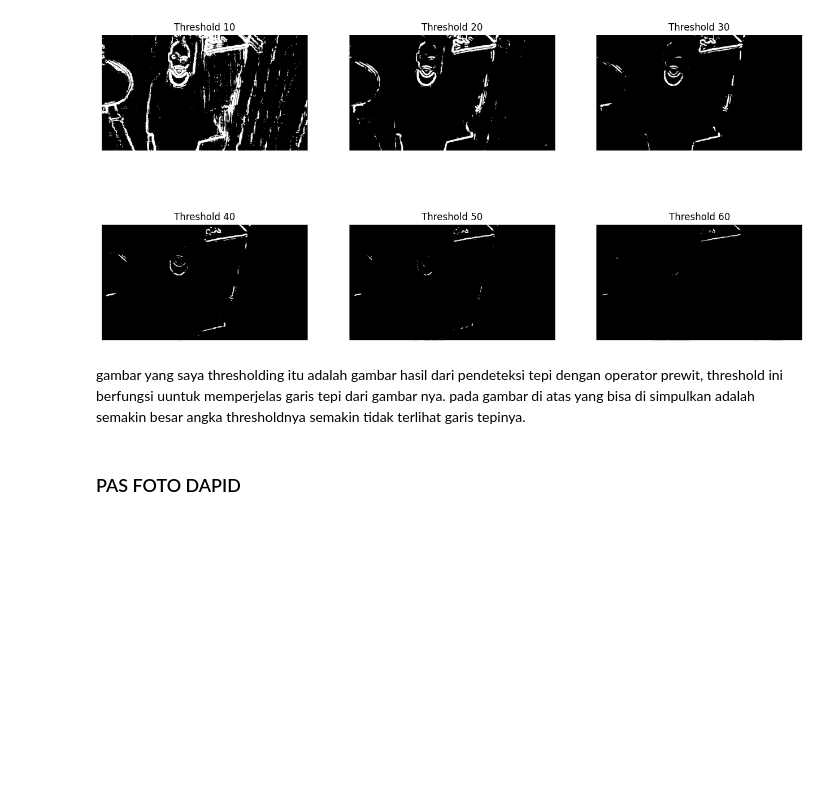
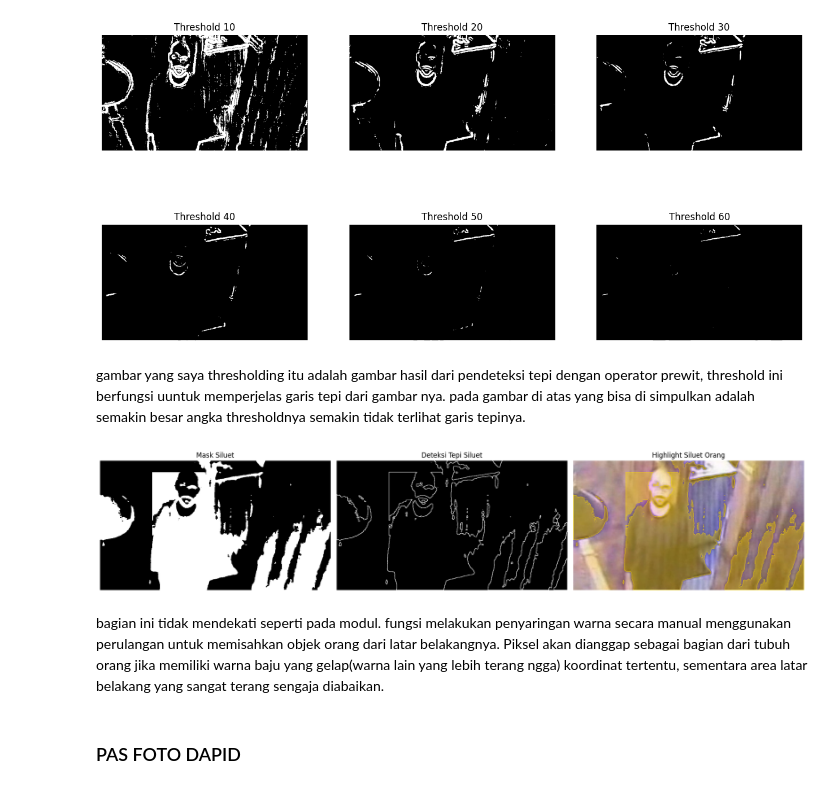
Before and after one commit to praktikum-pcd-2026/jurnal-modul-3-alp-liruakhaslana, a Jupyter notebook: JurnalFix_F1D02410001.ipynb, the cells around one changed output. Drawn from its saved outputs; the diff is of its cells as text; code cells hidden in the pictures; blank space fills up the shorter version.

```diff
--- a/JurnalFix_F1D02410001.ipynb
+++ b/JurnalFix_F1D02410001.ipynb
@@ -361,3 +400,65 @@ gambar yang saya thresholding itu adalah gambar hasil dari pendeteksi tepi denga
+# %%
+def highlight_siluet_orang(img_path):
+    # Load gambar
+    img_bgr = cv2.imread(img_path)
+    img_rgb = cv2.cvtColor(img_bgr, cv2.COLOR_BGR2RGB)
+    img_gray = cv2.cvtColor(img_bgr, cv2.COLOR_BGR2GRAY)
+
+    h, w = img_gray.shape
+
+    # --- Step 1: Buat mask siluet orang berdasarkan warna piksel ---
+    # Orang: baju gelap (gray < 105) ATAU kulit muka (R dominan, area wajah)
+    # Exclude: area sangat terang (gray > 195) → background putih/papan
+    mask = np.zeros((h, w), dtype=np.uint8)
+    for i in range(h):
+        for j in range(w):
+            r = int(img_rgb[i, j, 0])
+            g = int(img_rgb[i, j, 1])
+            b = int(img_rgb[i, j, 2])
+            gv = int(img_gray[i, j])
+
+            if gv > 195:  # skip background sangat terang
+                continue
+
+            is_dark_clothes = gv < 105  # baju gelap/hitam/ungu
+            is_skin = (r > b + 10) and (80 < gv < 175) and (180 < j < 520) and (40 < i < 260)
+
+            if is_dark_clothes or is_skin:
+                mask[i, j] = 255
+
+    # --- Step 2: Deteksi tepi siluet pakai fungsi tepi() yang sudah ada ---
+    tepi_siluet = tepi(mask.astype(np.float32), sobelX, sobelY)
+
+    # --- Step 3: Highlight kuning pakai fungsi highlight_cctv() yang sudah ada ---
+    hasil_highlight = highlight_cctv(img_rgb, mask)
+
+    # --- Tampilkan 3 panel ---
+    plt.figure(figsize=(18, 6))
+
+    plt.subplot(1, 3, 1)
+    plt.imshow(mask, cmap='gray')
+    plt.title('Mask Siluet')
+    plt.axis('off')
+
+    plt.subplot(1, 3, 2)
+    plt.imshow(tepi_siluet, cmap='gray')
+    plt.title('Deteksi Tepi Siluet')
+    plt.axis('off')
+
+    plt.subplot(1, 3, 3)
+    plt.imshow(hasil_highlight)
+    plt.title('Highlight Siluet Orang')
+    plt.axis('off')
+
+    plt.tight_layout()
+    plt.show()
+
+# Panggil
+highlight_siluet_orang('backup.jpg')
+# %% [output]
+[figure, added]
+# %% [markdown]
+bagian ini tidak mendekati seperti pada modul. fungsi melakukan penyaringan warna secara manual menggunakan perulangan untuk memisahkan objek orang dari latar belakangnya. Piksel akan dianggap sebagai bagian dari tubuh orang jika memiliki warna baju yang gelap(warna lain yang lebih terang ngga) koordinat tertentu, sementara area latar belakang yang sangat terang sengaja diabaikan.
 # %% [markdown]
 ### PAS FOTO DAPID
 # %%
```
Also changed, not shown: parts of 1 cell of this notebook.
